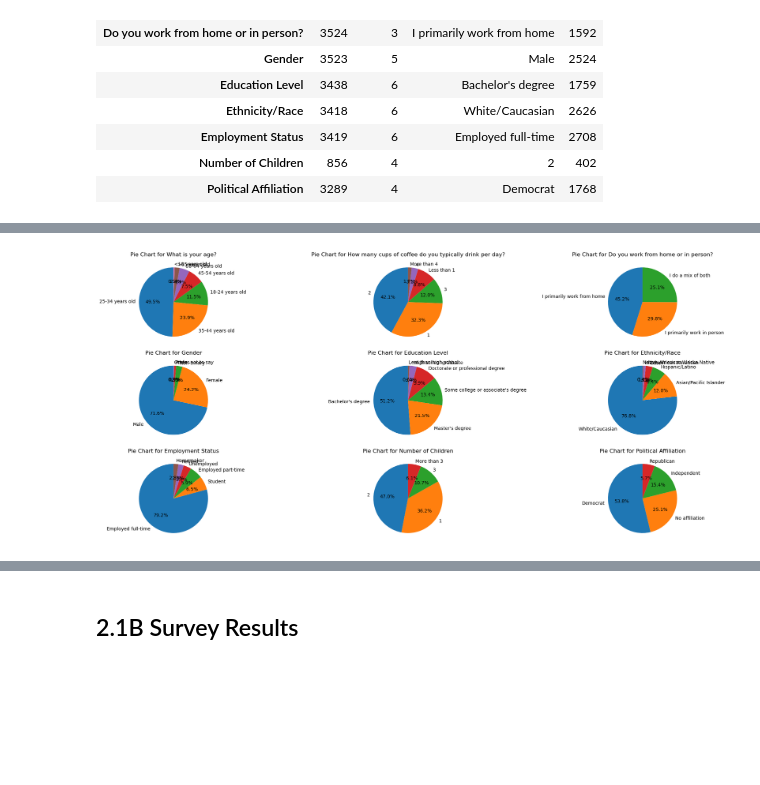
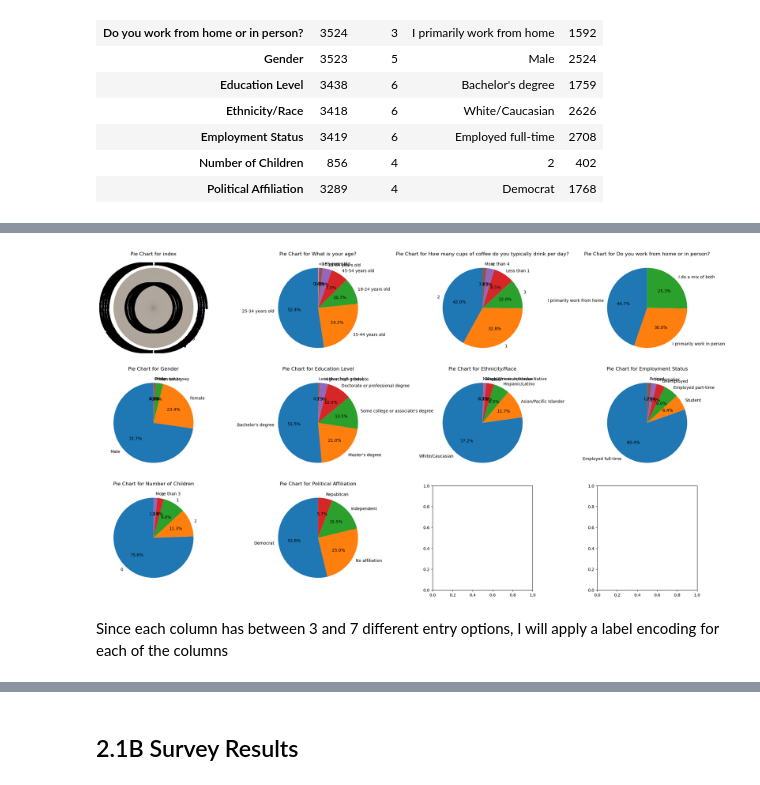
Before and after one commit to kymayodeji/mavencoffee, a Jupyter notebook: eda.ipynb, the cells around one changed output, grey strips where cells are left out. Saved outputs shown, nothing was run; the diff lists cells and outputs as text; code cells hidden in the pictures; blank space fills up the shorter version.

Commit message:
completed desc data cleaning

```diff
--- a/eda.ipynb
+++ b/eda.ipynb
@@ -134,0 +156,3 @@ desc_df.describe().T
+# %%
+desc_df.iloc[:,7].fillna(0, inplace=True)
+desc_df.iloc[:,7].value_counts()
@@ -134,0 +177,3 @@ desc_df.describe().T
+# %%
+d_df = desc_df.dropna().reset_index()
+d_df.info()
@@ -135,4 +213,6 @@ desc_df.describe().T
 # %%
-pie_subplots(desc_df)
+pie_subplots(d_df)
 # %% [output]
-[figure, old version]
+[figure, new version]
+# %% [markdown]
+Since each column has between 3 and 7 different entry options, I will apply a label encoding for each of the columns
```
Also changed, not shown: parts of 31 cells of this notebook.
